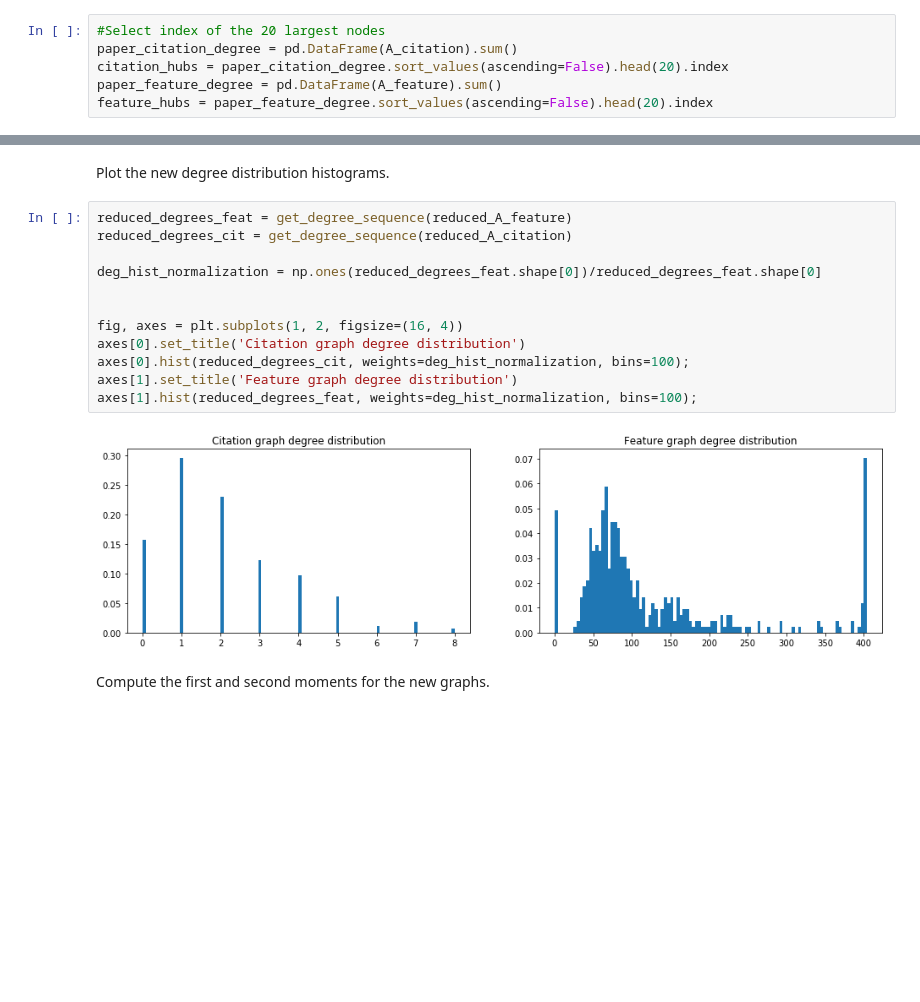
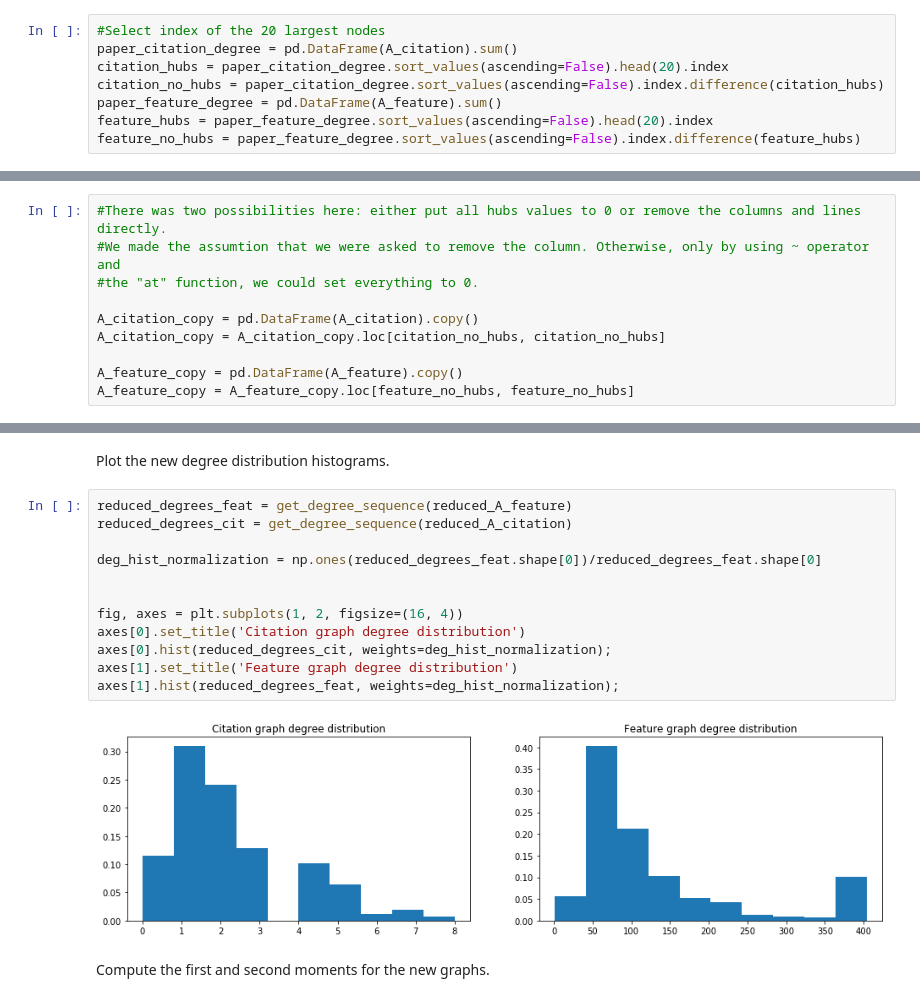
Before and after one commit to raphaelreis/ntds_2019, a Jupyter notebook: assignments/1_network_science.ipynb, the cells around one changed output, grey strips where cells are left out. Drawn from its saved outputs; the diff is of its cells as text; blank space fills up the shorter version.

```diff
--- a/assignments/1_network_science.ipynb
+++ b/assignments/1_network_science.ipynb
@@ -296,5 +294,7 @@ Select the 20 largest hubs for each of the graphs and remove them. Observe the s
 #Select index of the 20 largest nodes
 paper_citation_degree = pd.DataFrame(A_citation).sum()
 citation_hubs = paper_citation_degree.sort_values(ascending=False).head(20).index
+citation_no_hubs = paper_citation_degree.sort_values(ascending=False).index.difference(citation_hubs)
 paper_feature_degree = pd.DataFrame(A_feature).sum()
 feature_hubs = paper_feature_degree.sort_values(ascending=False).head(20).index
+feature_no_hubs = paper_feature_degree.sort_values(ascending=False).index.difference(feature_hubs)
@@ -310,0 +301,10 @@ A_feature_copy.at[:, feature_hubs] = 0
+# %%
+#There was two possibilities here: either put all hubs values to 0 or remove the columns and lines directly.
+#We made the assumtion that we were asked to remove the column. Otherwise, only by using ~ operator and
+#the "at" function, we could set everything to 0.
+
+A_citation_copy = pd.DataFrame(A_citation).copy()
+A_citation_copy = A_citation_copy.loc[citation_no_hubs, citation_no_hubs]
+
+A_feature_copy = pd.DataFrame(A_feature).copy()
+A_feature_copy = A_feature_copy.loc[feature_no_hubs, feature_no_hubs]
@@ -328,16 +333,16 @@ Plot the new degree distribution histograms.
 # %%
 reduced_degrees_feat = get_degree_sequence(reduced_A_feature)
 reduced_degrees_cit = get_degree_sequence(reduced_A_citation)
 
 deg_hist_normalization = np.ones(reduced_degrees_feat.shape[0])/reduced_degrees_feat.shape[0]
 
 
 fig, axes = plt.subplots(1, 2, figsize=(16, 4))
 axes[0].set_title('Citation graph degree distribution')
-axes[0].hist(reduced_degrees_cit, weights=deg_hist_normalization, bins=100);
+axes[0].hist(reduced_degrees_cit, weights=deg_hist_normalization);
 axes[1].set_title('Feature graph degree distribution')
-axes[1].hist(reduced_degrees_feat, weights=deg_hist_normalization, bins=100);
+axes[1].hist(reduced_degrees_feat, weights=deg_hist_normalization);
 # %% [output]
-[figure, old version]
+[figure, new version]
 # %% [markdown]
 Compute the first and second moments for the new graphs.
```
Also changed, not shown: parts of 47 cells of this notebook.
